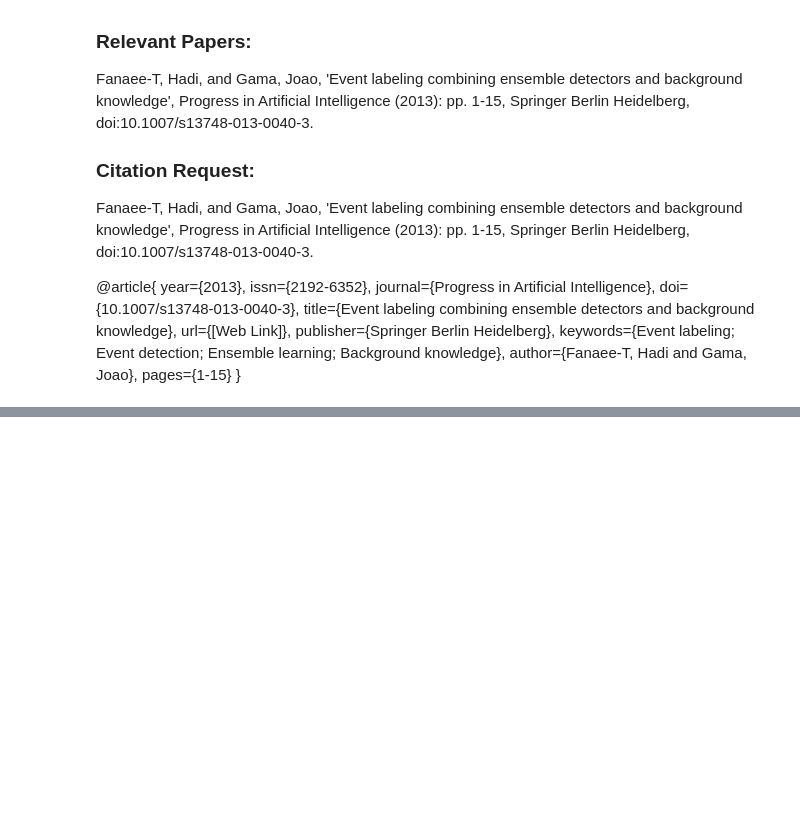
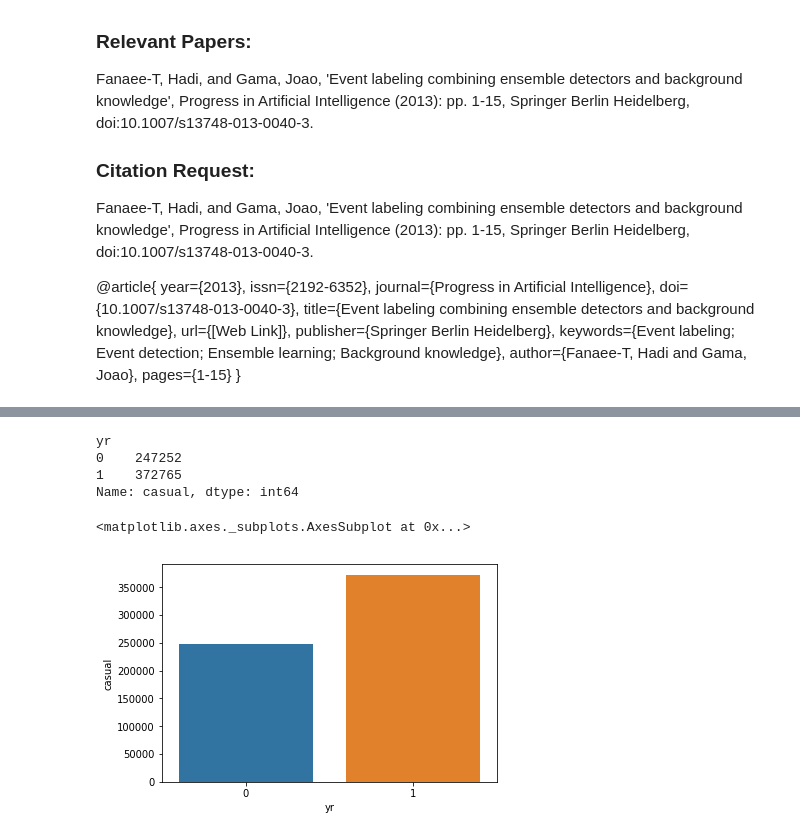
Before and after one commit to Saideepak-R/Bike-sharing, a Jupyter notebook: problem_statement.ipynb, the cells around one changed output, grey strips where cells are left out. Cells and saved outputs as stored; diff of their text form; code cells hidden in the pictures; blank space fills up the shorter version.

```diff
--- a/problem_statement.ipynb
+++ b/problem_statement.ipynb
@@ -95,0 +220,12 @@ pages={1-15}
+# %%
+b=df.groupby('yr')['casual'].sum()
+print(b)
+
+sns.barplot(b.index,b)
+# %% [output]
+yr
+0    247252
+1    372765
+Name: casual, dtype: int64
+<matplotlib.axes._subplots.AxesSubplot at 0x...>
+[figure, added]
```
Also changed, not shown: parts of 28 cells of this notebook.
